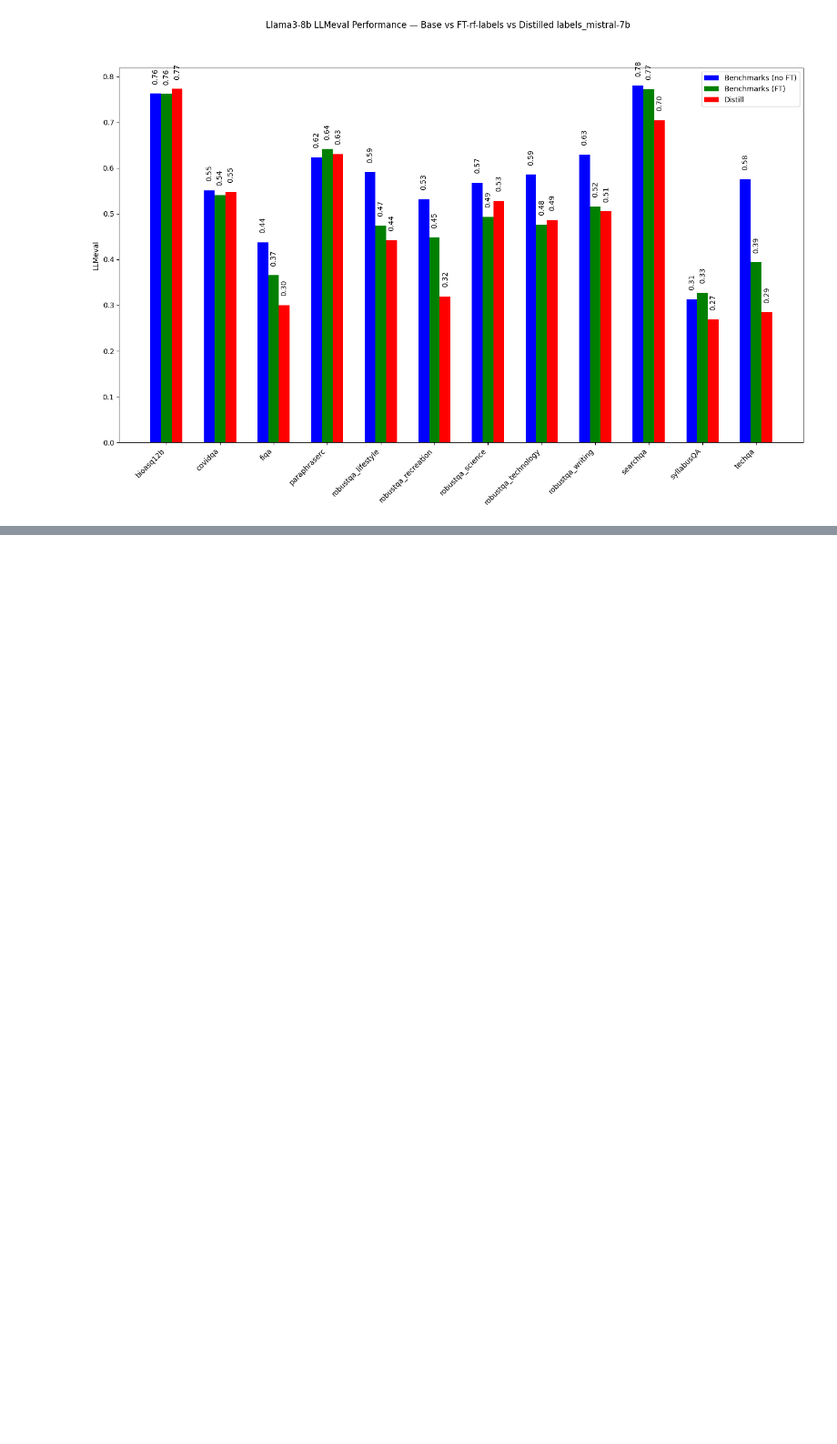
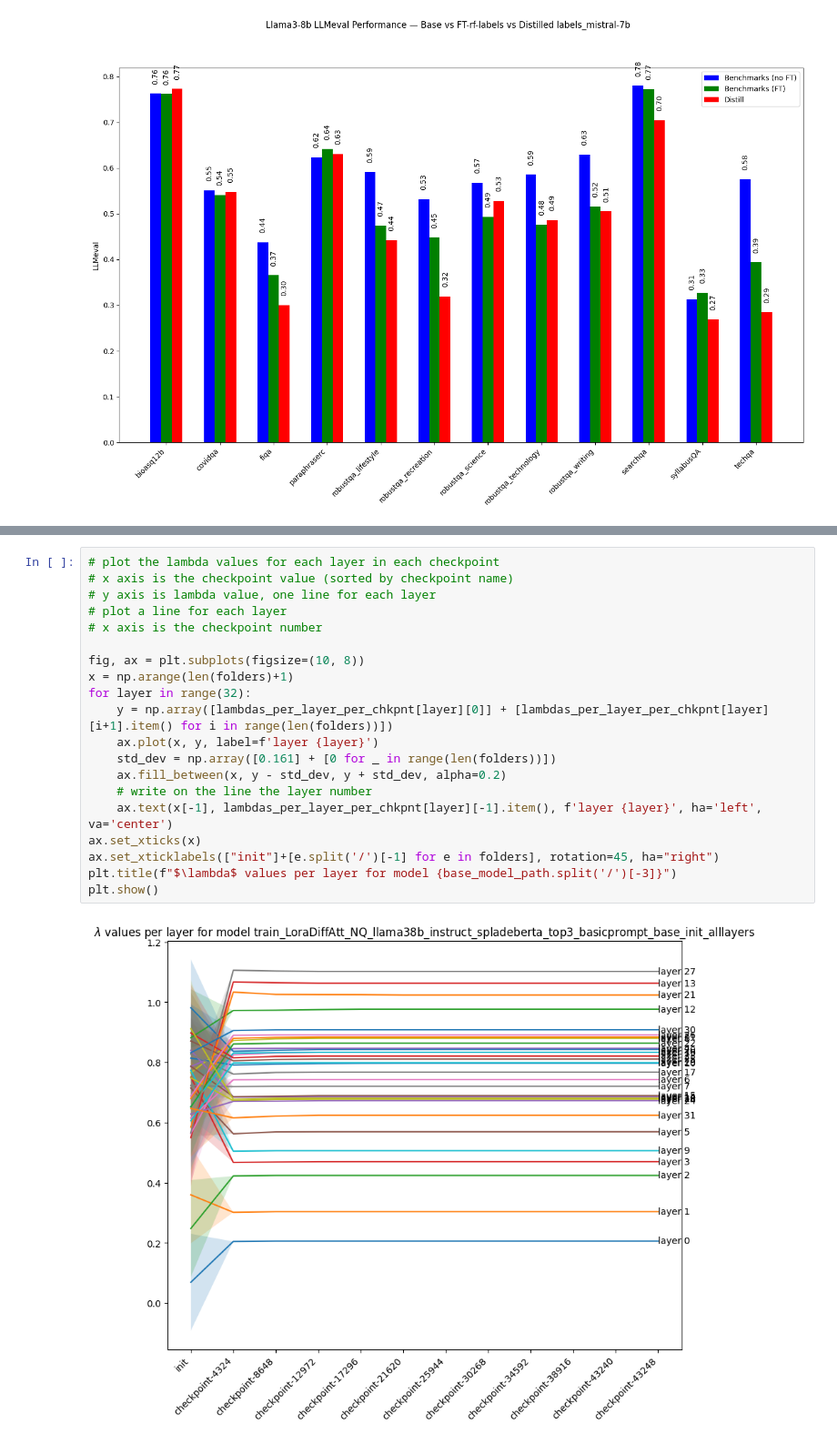
Before and after one commit to AlexandreMisrahi2005/bergen, a Jupyter notebook: plots.ipynb, the cells around one changed output, grey strips where cells are left out. Shown at 91% size. Drawn from its saved outputs; the diff is of its cells as text; blank space fills up the shorter version.

```diff
--- a/plots.ipynb
+++ b/plots.ipynb
@@ -862,0 +904,22 @@ plot_metrics_bar_subplots('LLMeval', benchmarks_llmevals, benchmarks_FT_llmevals
+# %%
+# plot the lambda values for each layer in each checkpoint
+# x axis is the checkpoint value (sorted by checkpoint name)
+# y axis is lambda value, one line for each layer
+# plot a line for each layer
+# x axis is the checkpoint number
+
+fig, ax = plt.subplots(figsize=(10, 8))
+x = np.arange(len(folders)+1)
+for layer in range(32):
+    y = np.array([lambdas_per_layer_per_chkpnt[layer][0]] + [lambdas_per_layer_per_chkpnt[layer][i+1].item() for i in range(len(folders))])
+    ax.plot(x, y, label=f'layer {layer}')
+    std_dev = np.array([0.161] + [0 for _ in range(len(folders))])
+    ax.fill_between(x, y - std_dev, y + std_dev, alpha=0.2)
+    # write on the line the layer number
+    ax.text(x[-1], lambdas_per_layer_per_chkpnt[layer][-1].item(), f'layer {layer}', ha='left', va='center')
+ax.set_xticks(x)
+ax.set_xticklabels(["init"]+[e.split('/')[-1] for e in folders], rotation=45, ha="right")
+plt.title(f"$\lambda$ values per layer for model {base_model_path.split('/')[-3]}")
+plt.show()
+# %% [output]
+[figure, added]
```
Also changed, not shown: parts of 5 cells of this notebook, 15 other files.
